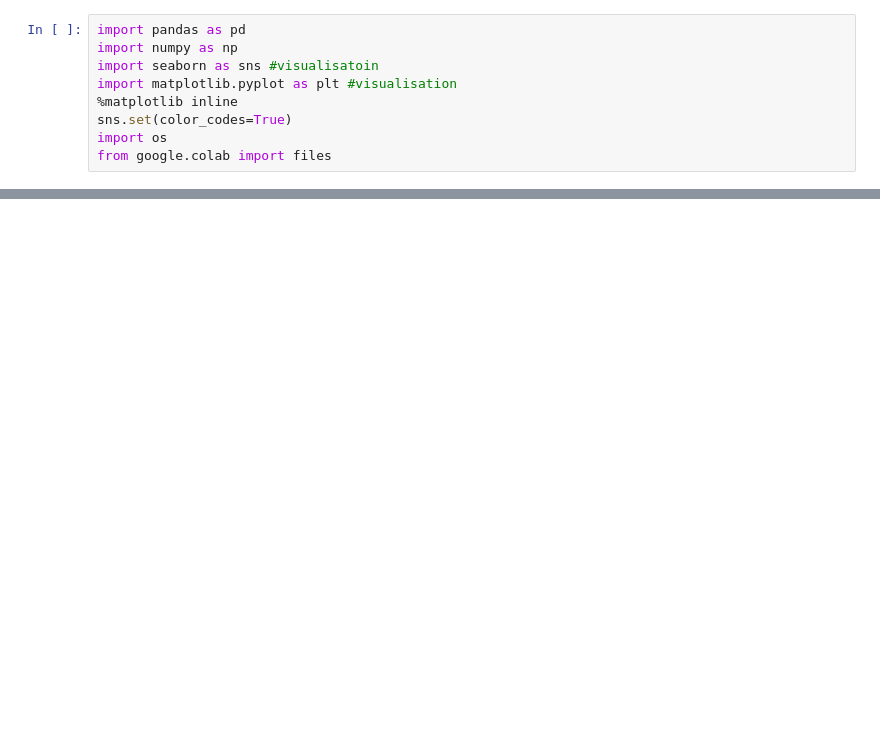
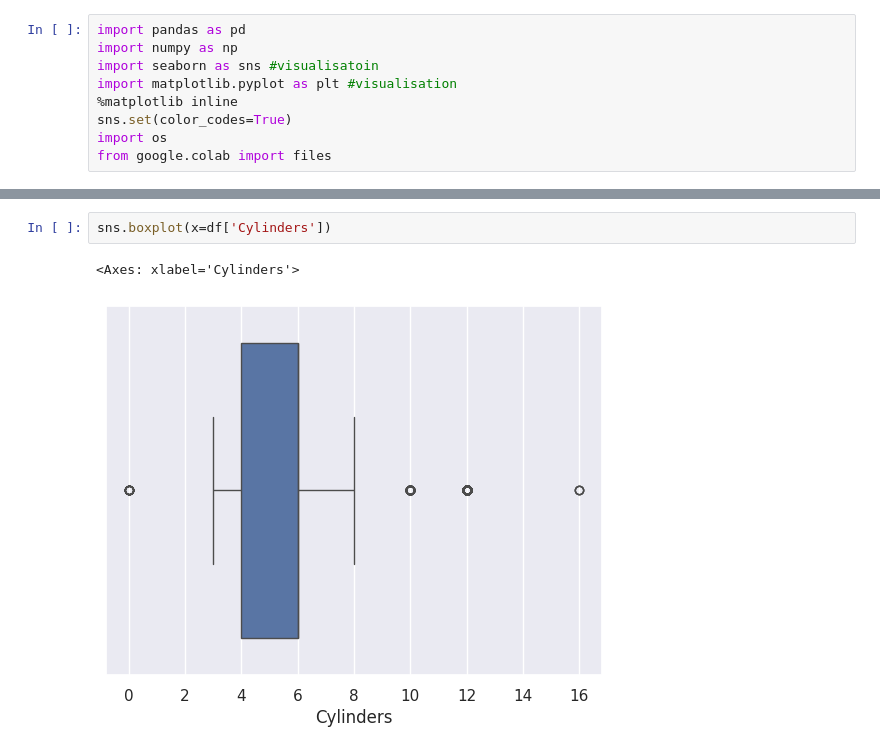
Before and after one commit to ParvezAlam-AI/Advance-Analytics, a Jupyter notebook: EDA.ipynb, the cells around one changed output, grey strips where cells are left out. Cells and saved outputs as stored; diff of their text form; blank space fills up the shorter version.

```diff
--- a/EDA.ipynb
+++ b/EDA.ipynb
@@ -37,0 +234,5 @@ df
+# %%
+sns.boxplot(x=df['Cylinders'])
+# %% [output]
+<Axes: xlabel='Cylinders'>
+[figure, added]
```
Also changed, not shown: parts of 36 cells of this notebook.
